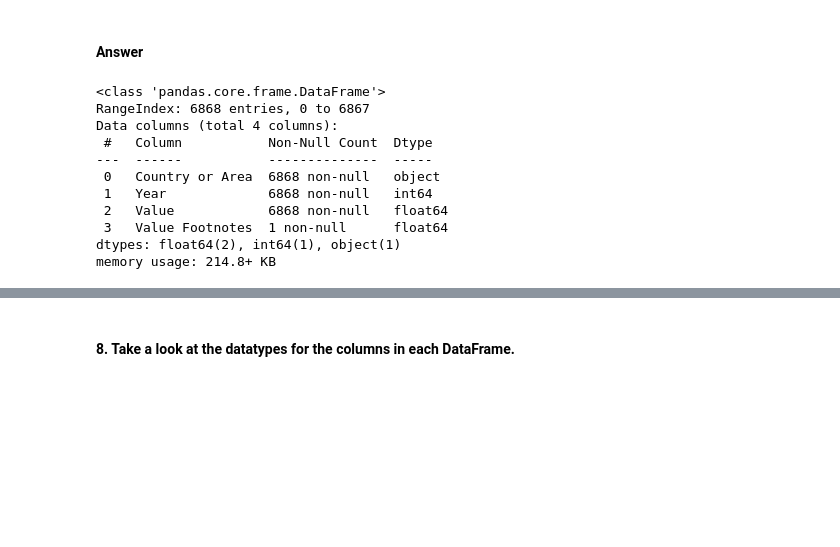
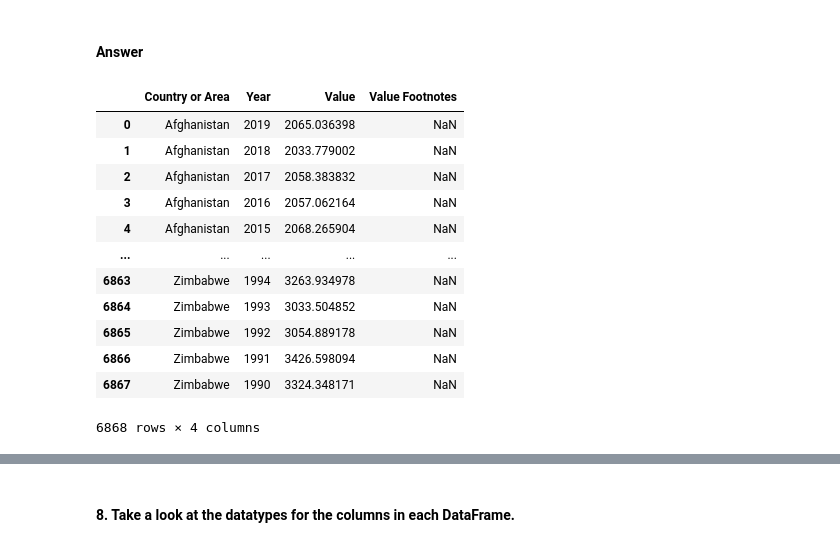
Before and after one commit to NSS-Data-Analytics-Cohort-7/gdp-and-internet-usage-AKCase1993, a Jupyter notebook: notebooks/notebook.ipynb, the cells around one changed output, grey strips where cells are left out. Cells and saved outputs as stored; diff of their text form; code cells hidden in the pictures; blank space fills up the shorter version.

```diff
--- a/notebooks/notebook.ipynb
+++ b/notebooks/notebook.ipynb
@@ -18,16 +18,19 @@ internet_df = pd.read_csv("../Data/internet_use.csv", nrows=4495)
 # %% [markdown]
 #### Answer
 # %%
-gdp_df.info()
+gdp_df = pd.read_csv('../data/gdp_percapita.csv', nrows = 6868)
+gdp_df
 # %% [output]
+|  | Country or Area | Year | Value | Value Footnotes |
+| 0 | Afghanistan | 2019 | 2065.036398 | NaN |
+| 1 | Afghanistan | 2018 | 2033.779002 | NaN |
+| 2 | Afghanistan | 2017 | 2058.383832 | NaN |
+| 3 | Afghanistan | 2016 | 2057.062164 | NaN |
+| 4 | Afghanistan | 2015 | 2068.265904 | NaN |
+| ... | ... | ... | ... | ... |
+| 6863 | Zimbabwe | 1994 | 3263.934978 | NaN |
+| 6864 | Zimbabwe | 1993 | 3033.504852 | NaN |
+| 6865 | Zimbabwe | 1992 | 3054.889178 | NaN |
+| 6866 | Zimbabwe | 1991 | 3426.598094 | NaN |
+| 6867 | Zimbabwe | 1990 | 3324.348171 | NaN |
-<class 'pandas.core.frame.DataFrame'>
-RangeIndex: 6868 entries, 0 to 6867
-Data columns (total 4 columns):
- #   Column           Non-Null Count  Dtype
----  ------           --------------  -----
- 0   Country or Area  6868 non-null   object
- 1   Year             6868 non-null   int64
- 2   Value            6868 non-null   float64
- 3   Value Footnotes  1 non-null      float64
-dtypes: float64(2), int64(1), object(1)
-memory usage: 214.8+ KB
+6868 rows × 4 columns
```
Also changed, not shown: parts of 34 cells of this notebook.
